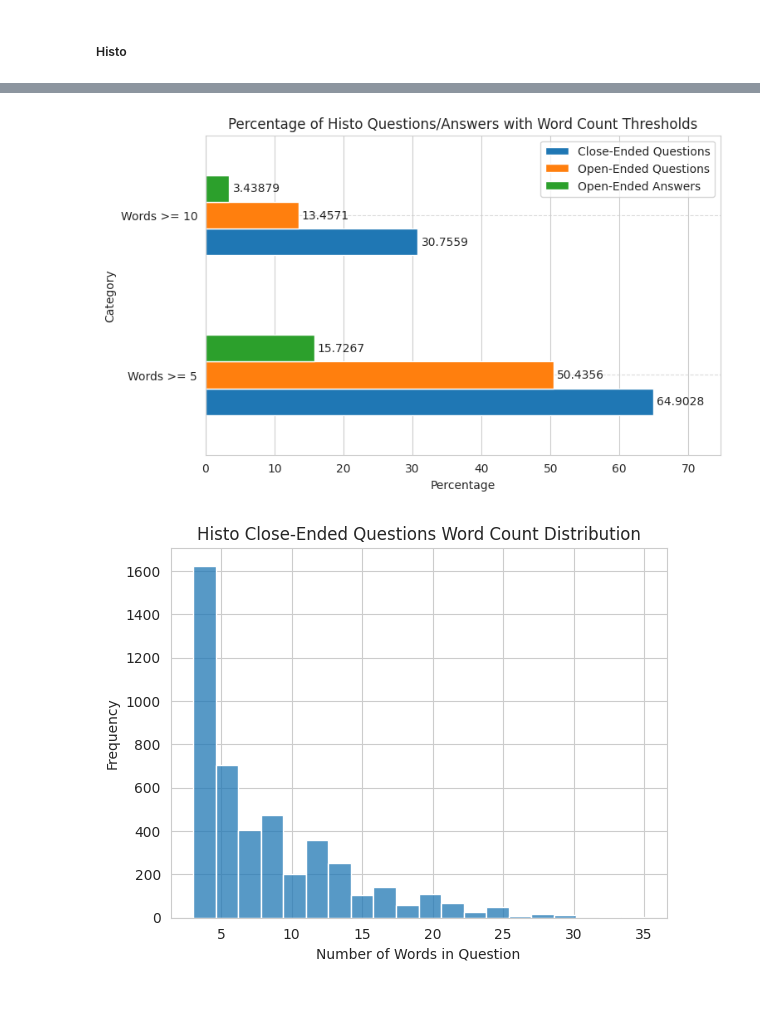
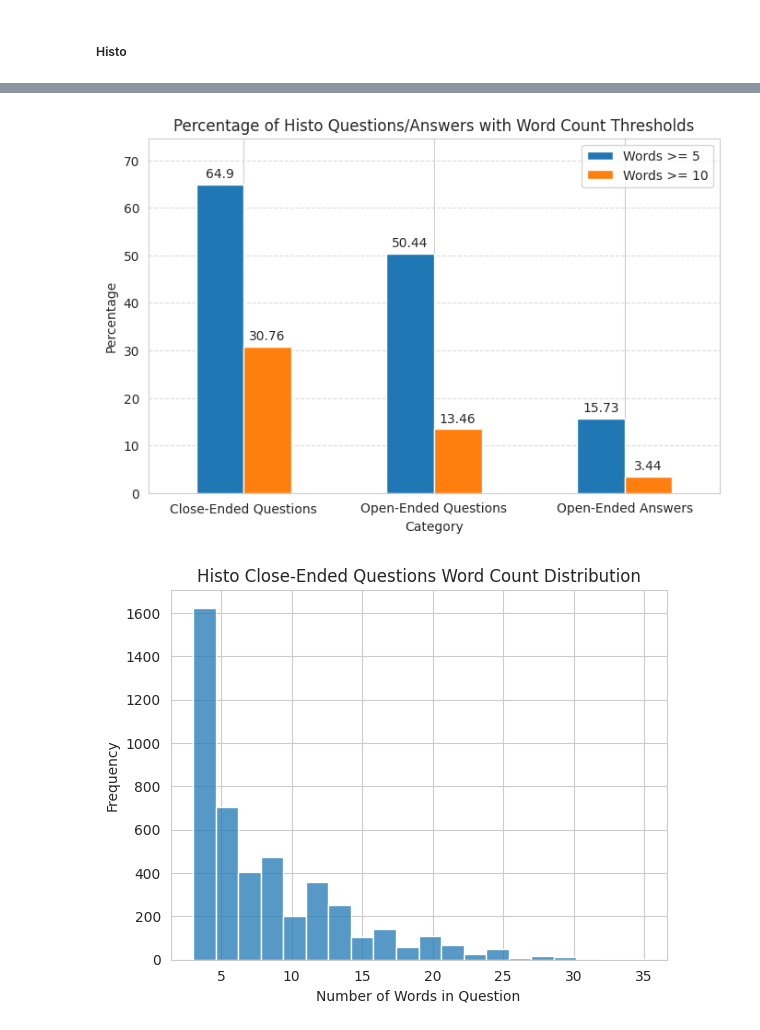
Before and after one commit to embedded-robotics/path-open-data, a Jupyter notebook: pathvqa_raw_data_analysis.ipynb, the cells around one changed output, grey strips where cells are left out. Cells and saved outputs as stored; diff of their text form; code cells hidden in the pictures; blank space fills up the shorter version.

```diff
--- a/pathvqa_raw_data_analysis.ipynb
+++ b/pathvqa_raw_data_analysis.ipynb
@@ -120,22 +120,21 @@ Number of Raw Open-Ended Questions (Words >= 10): 1583
 Number of Raw Open-Ended Answers (Words >= 10): 662
 First Word in Raw Open-Ended Questions:  Counter({'what': 13389, 'where': 2157, 'how': 696, 'why': 114, 'when': 51, 'the': 9, 'whose': 7, 'there': 5, 'is': 5, 'one': 4, 'two': 3, 'are': 3, 'infiltrati ...
 # %%
-pvqa_close_ended_questions_words_5_percent = (len(pvqa_close_ended_questions_words_5_combined) / len(pvqa_qas_close_ended_combined)) * 100
-pvqa_open_ended_questions_words_5_percent = (len(pvqa_open_ended_questions_words_5_combined) / len(pvqa_qas_open_ended_combined)) * 100
-pvqa_open_ended_answers_words_5_percent = (len(pvqa_open_ended_answers_words_5_combined) / len(pvqa_qas_open_ended_combined)) * 100
+pvqa_close_ended_questions_words_5_percent_raw = round((len(pvqa_close_ended_questions_words_5_combined_raw) / len(pvqa_qas_close_ended_combined_raw)) * 100, 2)
+pvqa_open_ended_questions_words_5_percent_raw = round((len(pvqa_open_ended_questions_words_5_combined_raw) / len(pvqa_qas_open_ended_combined_raw)) * 100, 2)
+pvqa_open_ended_answers_words_5_percent_raw = round((len(pvqa_open_ended_answers_words_5_combined_raw) / len(pvqa_qas_open_ended_combined_raw)) * 100, 2)
 
-pvqa_close_ended_questions_words_10_percent = (len(pvqa_close_ended_questions_words_10_combined) / len(pvqa_qas_close_ended_combined)) * 100
-pvqa_open_ended_questions_words_10_percent = (len(pvqa_open_ended_questions_words_10_combined) / len(pvqa_qas_open_ended_combined)) * 100
-pvqa_open_ended_answers_words_10_percent = (len(pvqa_open_ended_answers_words_10_combined) / len(pvqa_qas_open_ended_combined)) * 100
+pvqa_close_ended_questions_words_10_percent_raw = round((len(pvqa_close_ended_questions_words_10_combined_raw) / len(pvqa_qas_close_ended_combined_raw)) * 100, 2)
+pvqa_open_ended_questions_words_10_percent_raw = round((len(pvqa_open_ended_questions_words_10_combined_raw) / len(pvqa_qas_open_ended_combined_raw)) * 100, 2)
+pvqa_open_ended_answers_words_10_percent_raw = round((len(pvqa_open_ended_answers_words_10_combined_raw) / len(pvqa_qas_open_ended_combined_raw)) * 100, 2)
 
 df = pd.DataFrame({
-    'Close-Ended Questions': [pvqa_close_ended_questions_words_5_percent, pvqa_close_ended_questions_words_10_percent],
-    'Open-Ended Questions': [pvqa_open_ended_questions_words_5_percent, pvqa_open_ended_questions_words_10_percent],
-    'Open-Ended Answers': [pvqa_open_ended_answers_words_5_percent, pvqa_open_ended_answers_words_10_percent],
-    'Category': ['Words >= 5', 'Words >= 10']
+    'Words >= 5': [pvqa_close_ended_questions_words_5_percent_raw, pvqa_open_ended_questions_words_5_percent_raw, pvqa_open_ended_answers_words_5_percent_raw],
+    'Words >= 10': [pvqa_close_ended_questions_words_10_percent_raw, pvqa_open_ended_questions_words_10_percent_raw, pvqa_open_ended_answers_words_10_percent_raw],
+    'Category': ['Close-Ended Questions', 'Open-Ended Questions', 'Open-Ended Answers']
 })
 
-ax = df.plot(x='Category', y=['Close-Ended Questions', 'Open-Ended Questions', 'Open-Ended Answers'], kind='barh', figsize=(8, 5), title='Percentage of Raw Questions/Answers with Word Count Thresholds', xlabel='Percentage', ylabel='Category')
+ax = df.plot(x='Category', y=['Words >= 5', 'Words >= 10'], kind='bar', figsize=(8, 5), title='Percentage of Raw Questions/Answers with Word Count Thresholds', ylabel='Percentage')
 for container in ax.containers:
     ax.bar_label(container, padding=3)
 ax.grid(axis='y', linestyle='--', alpha=0.7)
@@ -267,28 +266,27 @@ Number of Histo Open-Ended Questions (Words >= 10): 587
 Number of Histo Open-Ended Answers (Words >= 10): 150
 First Word in Histo Open-Ended Questions:  Counter({'what': 3626, 'where': 494, 'how': 170, 'why': 34, 'when': 18, 'whose': 4, 'there': 4, 'the': 3, 'is': 2, 'a': 2, 'acute': 1, 'are': 1, 'reticulin': ...
 # %%
-pvqa_close_ended_questions_words_5_percent = (len(pvqa_close_ended_questions_words_5_combined) / len(pvqa_qas_close_ended_combined)) * 100
-pvqa_open_ended_questions_words_5_percent = (len(pvqa_open_ended_questions_words_5_combined) / len(pvqa_qas_open_ended_combined)) * 100
-pvqa_open_ended_answers_words_5_percent = (len(pvqa_open_ended_answers_words_5_combined) / len(pvqa_qas_open_ended_combined)) * 100
+pvqa_close_ended_questions_words_5_percent_histo = round((len(pvqa_close_ended_questions_words_5_combined_histo) / len(pvqa_qas_close_ended_combined_histo)) * 100, 2)
+pvqa_open_ended_questions_words_5_percent_histo = round((len(pvqa_open_ended_questions_words_5_combined_histo) / len(pvqa_qas_open_ended_combined_histo)) * 100, 2)
+pvqa_open_ended_answers_words_5_percent_histo = round((len(pvqa_open_ended_answers_words_5_combined_histo) / len(pvqa_qas_open_ended_combined_histo)) * 100, 2)
 
-pvqa_close_ended_questions_words_10_percent = (len(pvqa_close_ended_questions_words_10_combined) / len(pvqa_qas_close_ended_combined)) * 100
-pvqa_open_ended_questions_words_10_percent = (len(pvqa_open_ended_questions_words_10_combined) / len(pvqa_qas_open_ended_combined)) * 100
-pvqa_open_ended_answers_words_10_percent = (len(pvqa_open_ended_answers_words_10_combined) / len(pvqa_qas_open_ended_combined)) * 100
+pvqa_close_ended_questions_words_10_percent_histo = round((len(pvqa_close_ended_questions_words_10_combined_histo) / len(pvqa_qas_close_ended_combined_histo)) * 100, 2)
+pvqa_open_ended_questions_words_10_percent_histo = round((len(pvqa_open_ended_questions_words_10_combined_histo) / len(pvqa_qas_open_ended_combined_histo)) * 100, 2)
+pvqa_open_ended_answers_words_10_percent_histo = round((len(pvqa_open_ended_answers_words_10_combined_histo) / len(pvqa_qas_open_ended_combined_histo)) * 100, 2)
 
 df = pd.DataFrame({
-    'Close-Ended Questions': [pvqa_close_ended_questions_words_5_percent, pvqa_close_ended_questions_words_10_percent],
-    'Open-Ended Questions': [pvqa_open_ended_questions_words_5_percent, pvqa_open_ended_questions_words_10_percent],
-    'Open-Ended Answers': [pvqa_open_ended_answers_words_5_percent, pvqa_open_ended_answers_words_10_percent],
-    'Category': ['Words >= 5', 'Words >= 10']
+    'Words >= 5': [pvqa_close_ended_questions_words_5_percent_histo, pvqa_open_ended_questions_words_5_percent_histo, pvqa_open_ended_answers_words_5_percent_histo],
+    'Words >= 10': [pvqa_close_ended_questions_words_10_percent_histo, pvqa_open_ended_questions_words_10_percent_histo, pvqa_open_ended_answers_words_10_percent_histo],
+    'Category': ['Close-Ended Questions', 'Open-Ended Questions', 'Open-Ended Answers']
 })
 
-ax = df.plot(x='Category', y=['Close-Ended Questions', 'Open-Ended Questions', 'Open-Ended Answers'], kind='barh', figsize=(8, 5), title='Percentage of Histo Questions/Answers with Word Count Thresholds', xlabel='Percentage', ylabel='Category')
+ax = df.plot(x='Category', y=['Words >= 5', 'Words >= 10'], kind='bar', figsize=(8, 5), title='Percentage of Histo Questions/Answers with Word Count Thresholds', ylabel='Percentage')
 for container in ax.containers:
     ax.bar_label(container, padding=3)
 ax.grid(axis='y', linestyle='--', alpha=0.7)
 ax.margins(0.15)
 plt.xticks(rotation=0)
 plt.show()
 # %% [output]
-[figure, old version]
+[figure, new version]
 # %%
```
Also changed, not shown: parts of 11 cells of this notebook.
